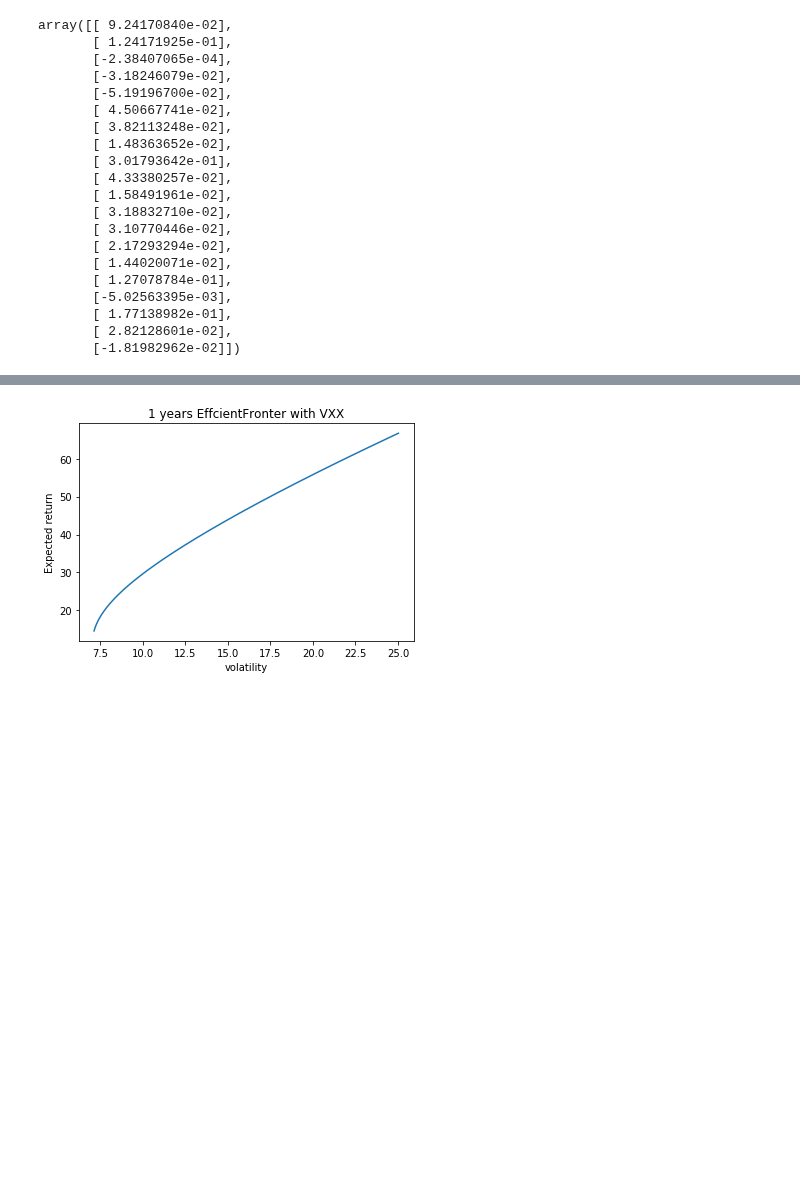
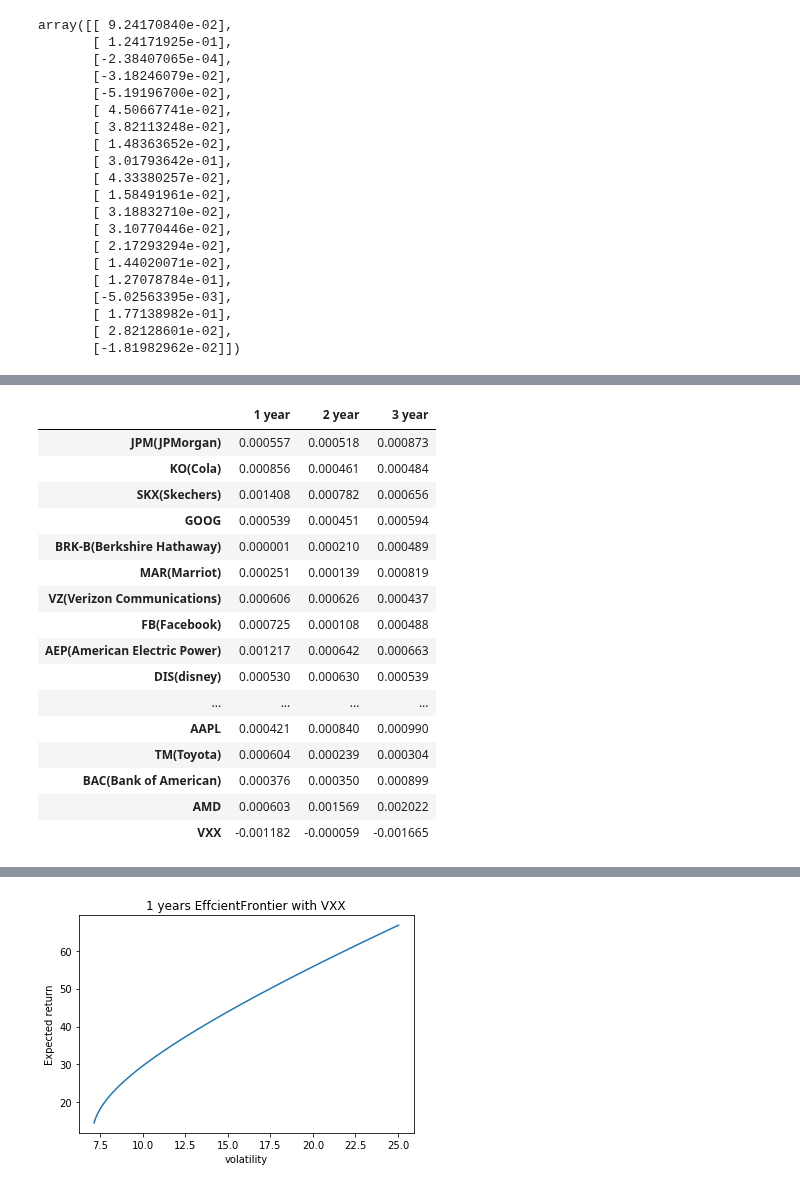
Before and after one commit to wuchenyu38/MA574_Portfolio-Valuation-and-Risk-Management, a Jupyter notebook: src/Markowitz2.ipynb, the cells around one changed output, grey strips where cells are left out. Cells and saved outputs as stored; diff of their text form; code cells hidden in the pictures; blank space fills up the shorter version.

```diff
--- a/src/Markowitz2.ipynb
+++ b/src/Markowitz2.ipynb
@@ -206,3 +217,27 @@ array([[ 9.24170840e-02],
 R_copy = R.copy()
 vxx = pd.read_csv('VXX.csv')
 R_copy['VXX'] = np.array([((vxx['Adj Close'][j]/vxx['Adj Close'][j-1])-1) for j in range(1,len(vxx['Adj Close']))])
+# %%
+R_mean = pd.DataFrame()
+R_mean["1 year"] = R_copy[break_points[2]:break_points[3]].mean()
+R_mean["2 year"] = R_copy[break_points[1]:break_points[3]].mean()
+R_mean["3 year"] = R_copy[break_points[0]:break_points[3]].mean()
+R_mean
+# %% [output]
+|  | 1 year | 2 year | 3 year |
+| JPM(JPMorgan) | 0.000557 | 0.000518 | 0.000873 |
+| KO(Cola) | 0.000856 | 0.000461 | 0.000484 |
+| SKX(Skechers) | 0.001408 | 0.000782 | 0.000656 |
+| GOOG | 0.000539 | 0.000451 | 0.000594 |
+| BRK-B(Berkshire Hathaway) | 0.000001 | 0.000210 | 0.000489 |
+| MAR(Marriot) | 0.000251 | 0.000139 | 0.000819 |
+| VZ(Verizon Communications) | 0.000606 | 0.000626 | 0.000437 |
+| FB(Facebook) | 0.000725 | 0.000108 | 0.000488 |
+| AEP(American Electric Power) | 0.001217 | 0.000642 | 0.000663 |
+| DIS(disney) | 0.000530 | 0.000630 | 0.000539 |
+| ... | ... | ... | ... |
+| AAPL | 0.000421 | 0.000840 | 0.000990 |
+| TM(Toyota) | 0.000604 | 0.000239 | 0.000304 |
+| BAC(Bank of American) | 0.000376 | 0.000350 | 0.000899 |
+| AMD | 0.000603 | 0.001569 | 0.002022 |
+| VXX | -0.001182 | -0.000059 | -0.001665 |
```
Also changed, not shown: parts of 11 cells of this notebook.
